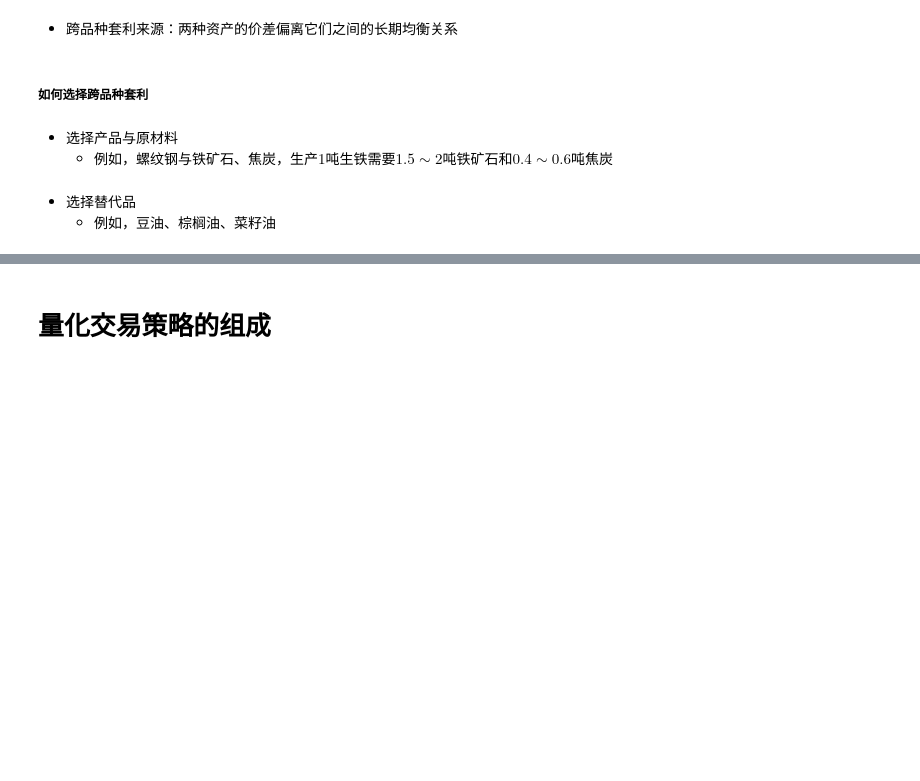
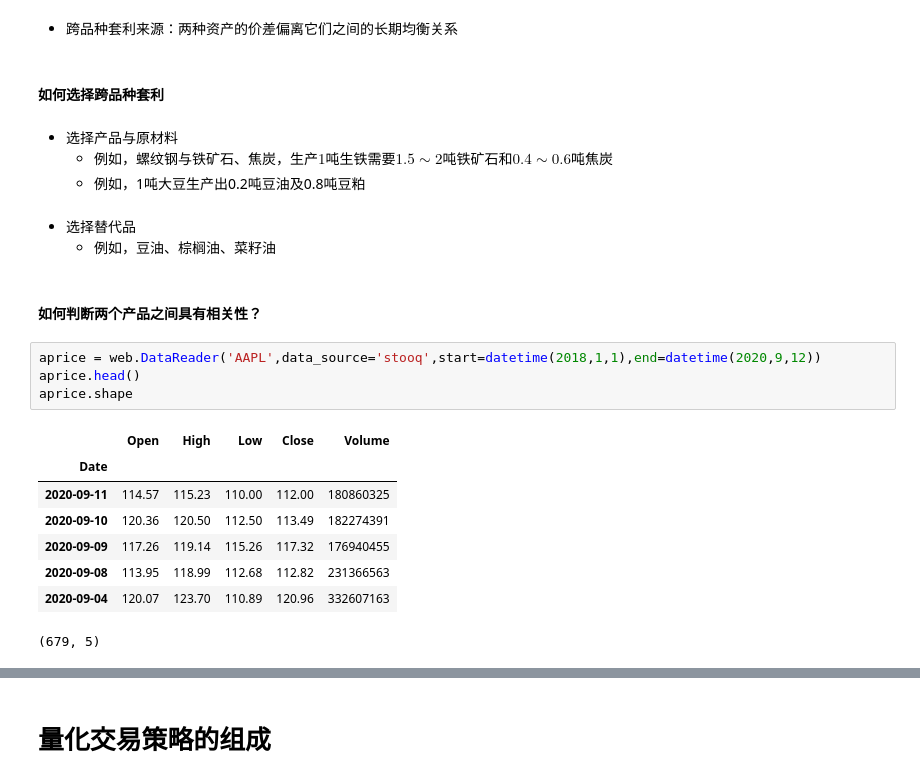
Before and after one commit to christinemu/quant-trading, a Jupyter notebook: TradingStrategy.ipynb, the cells around one changed output, grey strips where cells are left out. Cells and saved outputs as stored; diff of their text form; blank space fills up the shorter version.

```diff
--- a/TradingStrategy.ipynb
+++ b/TradingStrategy.ipynb
@@ -147,10 +147,26 @@ $$
 # %% [markdown]
 - 跨品种套利来源：两种资产的价差偏离它们之间的长期均衡关系
 # %% [markdown]
-##### 如何选择跨品种套利
+#### 如何选择跨品种套利
 # %% [markdown]
 - 选择产品与原材料
     - 例如，螺纹钢与铁矿石、焦炭，生产$1$吨生铁需要$1.5\sim2$吨铁矿石和$0.4\sim0.6$吨焦炭
+    - 例如，1吨大豆生产出0.2吨豆油及0.8吨豆粕
 # %% [markdown]
 - 选择替代品
     - 例如，豆油、棕榈油、菜籽油
+# %% [markdown]
+#### 如何判断两个产品之间具有相关性？
+# %%
+aprice = web.DataReader('AAPL',data_source='stooq',start=datetime(2018,1,1),end=datetime(2020,9,12))
+aprice.head()
+aprice.shape
+# %% [output]
+|  | Open | High | Low | Close | Volume |
+| Date |  |  |  |  |  |
+| 2020-09-11 | 114.57 | 115.23 | 110.00 | 112.00 | 180860325 |
+| 2020-09-10 | 120.36 | 120.50 | 112.50 | 113.49 | 182274391 |
+| 2020-09-09 | 117.26 | 119.14 | 115.26 | 117.32 | 176940455 |
+| 2020-09-08 | 113.95 | 118.99 | 112.68 | 112.82 | 231366563 |
+| 2020-09-04 | 120.07 | 123.70 | 110.89 | 120.96 | 332607163 |
+(679, 5)
```
Also changed, not shown: parts of 99 cells of this notebook, 13 other files.
